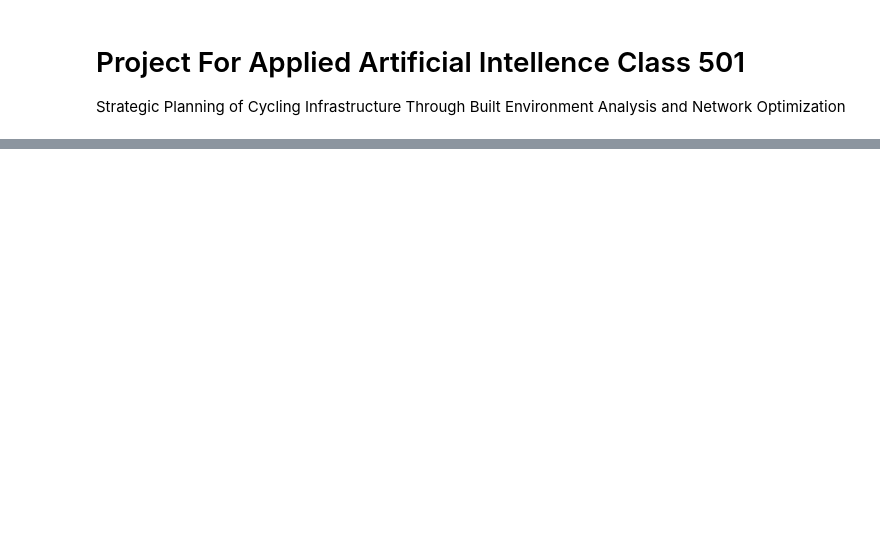
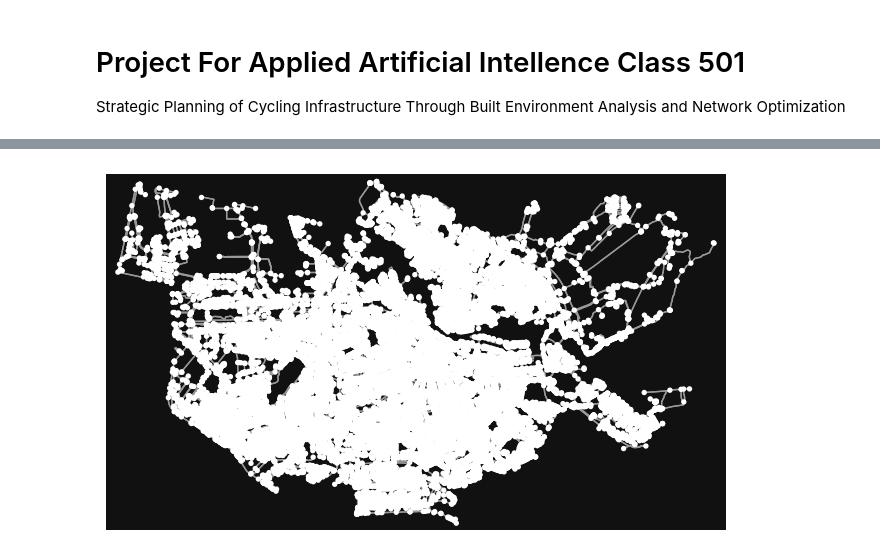
Before and after one commit to narel14/AAI-501-Grp-7, a Jupyter notebook: aai_501_final_project.ipynb, the cells around one changed output, grey strips where cells are left out. Cells and saved outputs as stored; diff of their text form; code cells hidden in the pictures; blank space fills up the shorter version.

```diff
--- a/aai_501_final_project.ipynb
+++ b/aai_501_final_project.ipynb
@@ -36,0 +41,9 @@ fig, ax = ox.plot.plot_graph(G)
+# %%
+#-------------------------------EDA-------------------------------------
+
+G = ox.graph_from_place("Amsterdam, Netherlands", network_type="bike") #Just exploring
+nodes, edges = ox.graph_to_gdfs(G)
+# %%
+fig, ax = ox.plot.plot_graph(G)
+# %% [output]
+[figure, added]
```
Also changed, not shown: parts of 8 cells of this notebook.
